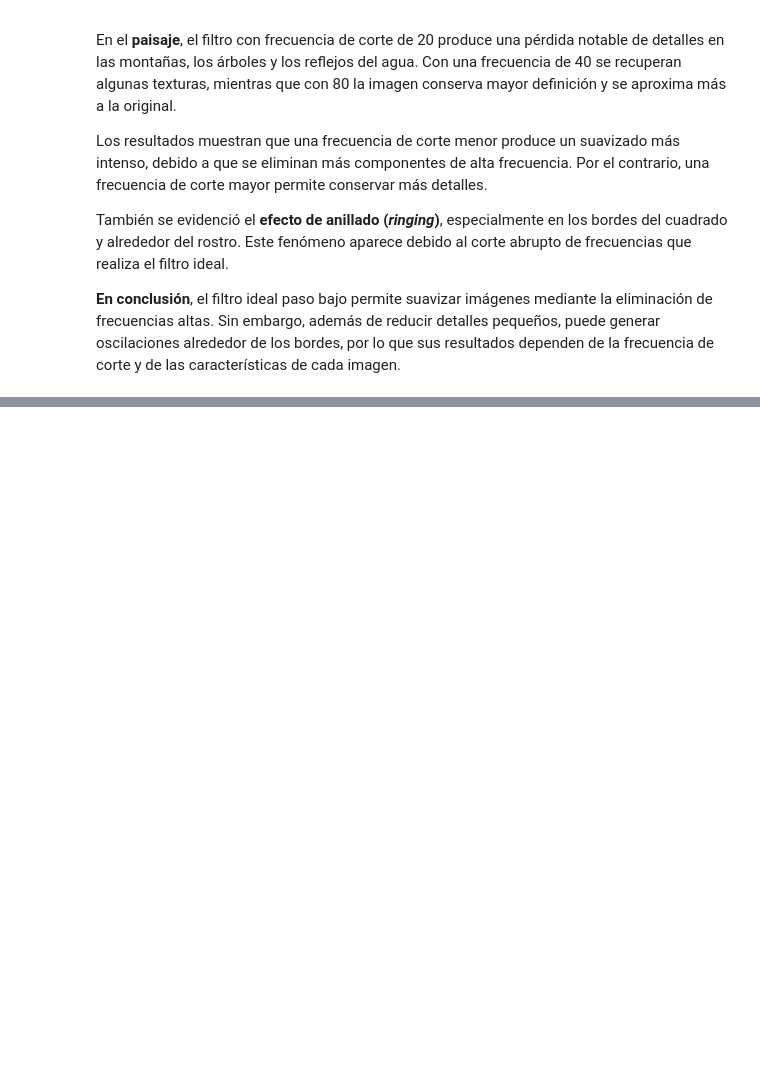
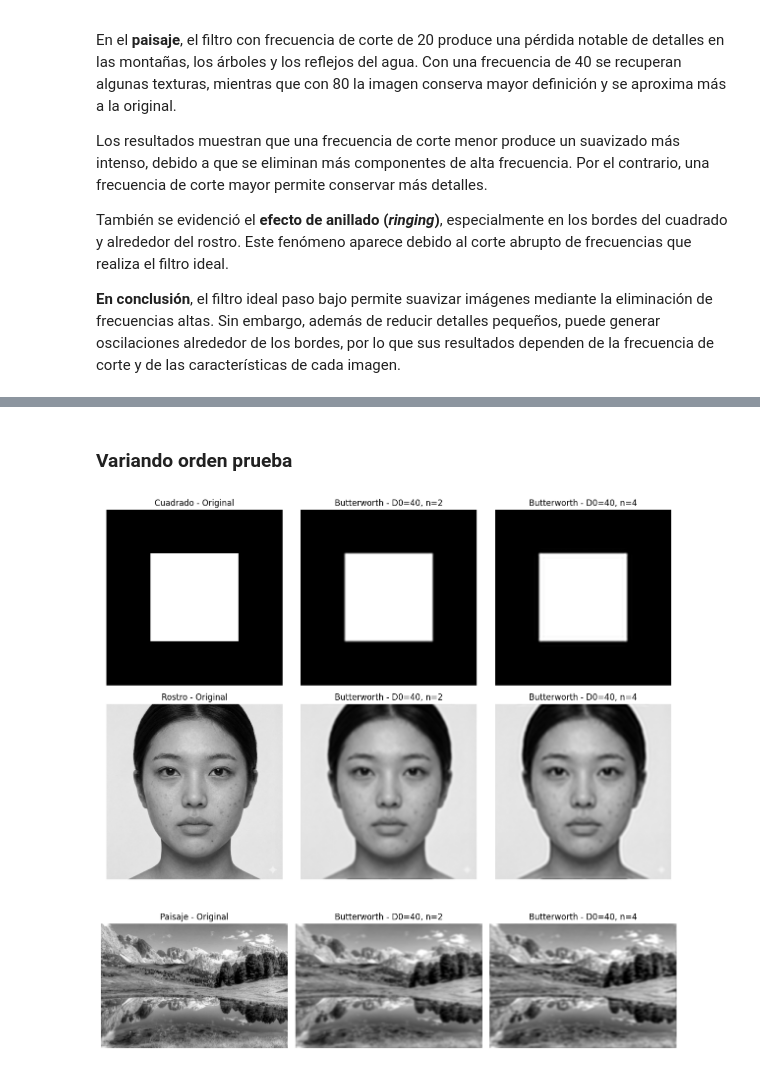
Before and after one commit to CamiloMunozAL/ProcDImagenes, a Jupyter notebook: taller7/taller7.ipynb, the cells around one changed output, grey strips where cells are left out. Drawn from its saved outputs; the diff is of its cells as text; code cells hidden in the pictures; blank space fills up the shorter version.

```diff
--- a/taller7/taller7.ipynb
+++ b/taller7/taller7.ipynb
@@ -174,0 +296,45 @@ También se evidenció el **efecto de anillado (*ringing*)**, especialmente en l
+# %% [markdown]
+### Variando orden prueba
+# %%
+frecuencia_corte = 40
+ordenes = [2, 4, 6]
+
+fig, axs = plt.subplots(3, 4, figsize=(12, 12))
+
+for i, (titulo, imagen_actual) in enumerate(
+    zip(titulos, imagenes)
+):
+
+    axs[i, 0].imshow(
+        imagen_actual,
+        cmap="gray",
+        vmin=0,
+        vmax=255
+    )
+    axs[i, 0].set_title(f"{titulo} - Original")
+    axs[i, 0].axis("off")
+
+    for j, orden in enumerate(ordenes):
+
+        filtrada, mascara = filtro_butterworth_paso_bajo(
+            imagen_actual,
+            frecuencia_corte,
+            orden
+        )
+
+        axs[i, j + 1].imshow(
+            filtrada,
+            cmap="gray",
+            vmin=0,
+            vmax=255
+        )
+
+        axs[i, j + 1].set_title(
+            f"Butterworth - D0=40, n={orden}"
+        )
+        axs[i, j + 1].axis("off")
+
+plt.tight_layout()
+plt.show()
+# %% [output]
+[figure, added]
```
Also changed, not shown: parts of 5 cells of this notebook, 3 other files.
